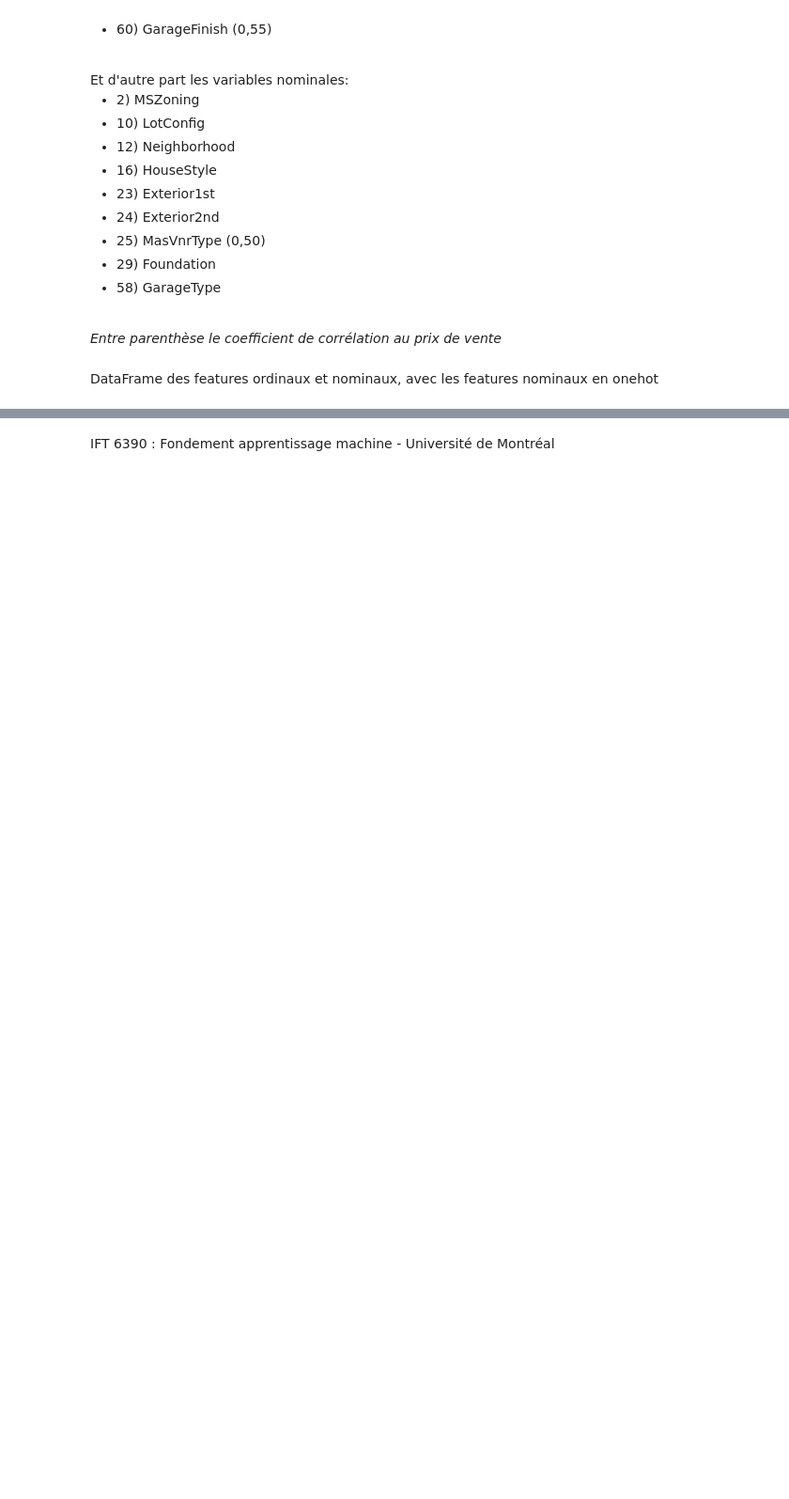
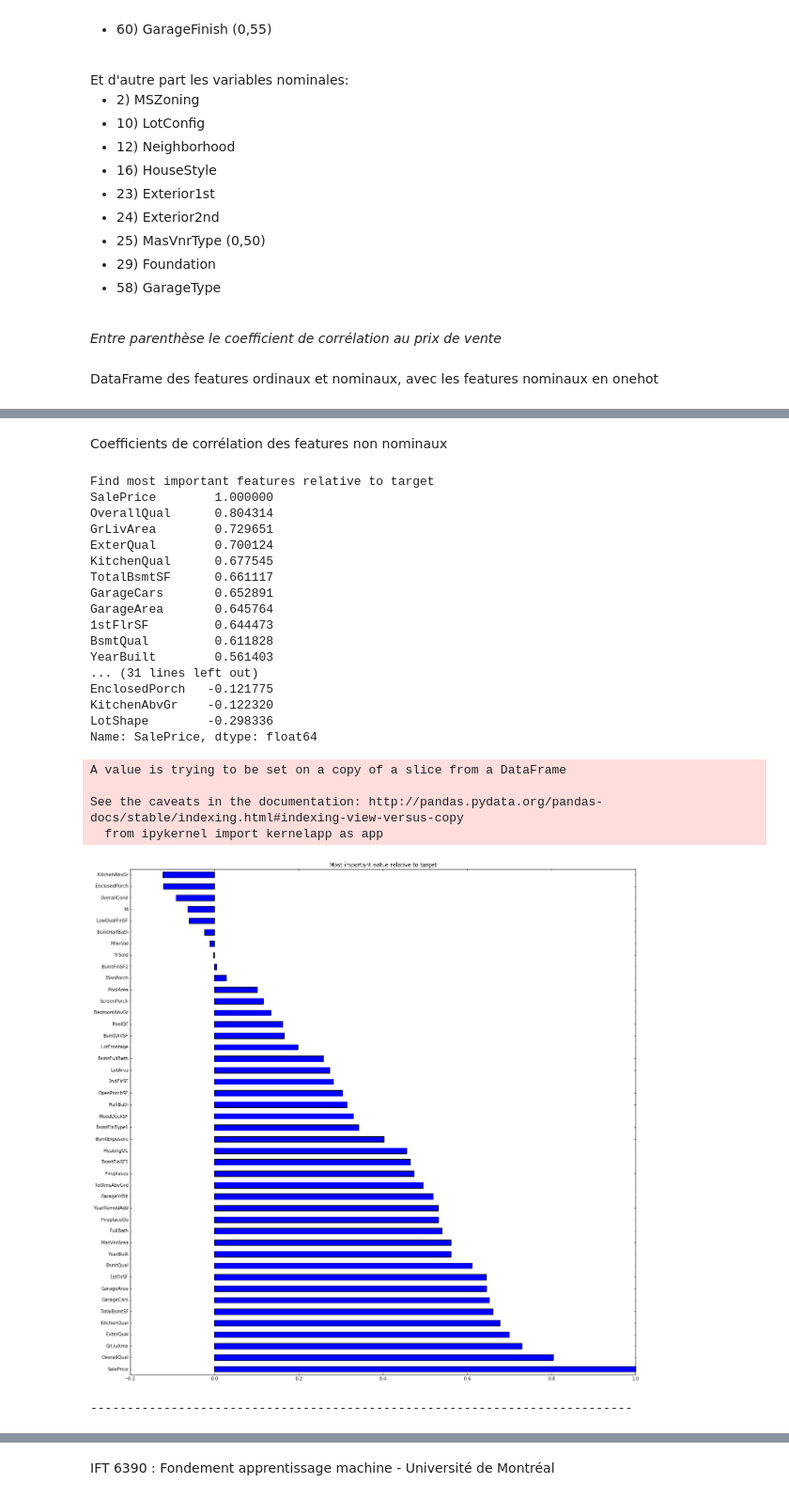
Before and after one commit to MaxouGJ/House-Prices, a Jupyter notebook: PROJET_HP_Maxime.ipynb, the cells around one changed output, grey strips where cells are left out. Shown: that part at 94% size. Drawn from its saved outputs; the diff is of its cells as text; code cells hidden in the pictures; blank space fills up the shorter version.

```diff
--- a/PROJET_HP_Maxime.ipynb
+++ b/PROJET_HP_Maxime.ipynb
@@ -1154,0 +1191,30 @@ dataNomOneHot = pd.get_dummies(dataNom)
+# %% [markdown]
+Coefficients de corrélation des features non nominaux
+# %%
+dataCor = train_set.iloc[:, (ordviable+i_num)]
+dataCor.drop(['MoSold', 'Alley', 'MiscFeature', 'MSSubClass'], axis=1, inplace=True)
+orderFeatures(dataCor, True)
+# %% [output]
+Find most important features relative to target
+SalePrice        1.000000
+OverallQual      0.804314
+GrLivArea        0.729651
+ExterQual        0.700124
+KitchenQual      0.677545
+TotalBsmtSF      0.661117
+GarageCars       0.652891
+GarageArea       0.645764
+1stFlrSF         0.644473
+BsmtQual         0.611828
+YearBuilt        0.561403
+... (31 lines left out)
+EnclosedPorch   -0.121775
+KitchenAbvGr    -0.122320
+LotShape        -0.298336
+Name: SalePrice, dtype: float64
+A value is trying to be set on a copy of a slice from a DataFrame
+
+See the caveats in the documentation: http://pandas.pydata.org/pandas-docs/stable/indexing.html#indexing-view-versus-copy
+  from ipykernel import kernelapp as app
+[figure, added]
+--------------------------------------------------------------------------
```
Also changed, not shown: parts of 9 cells of this notebook.
